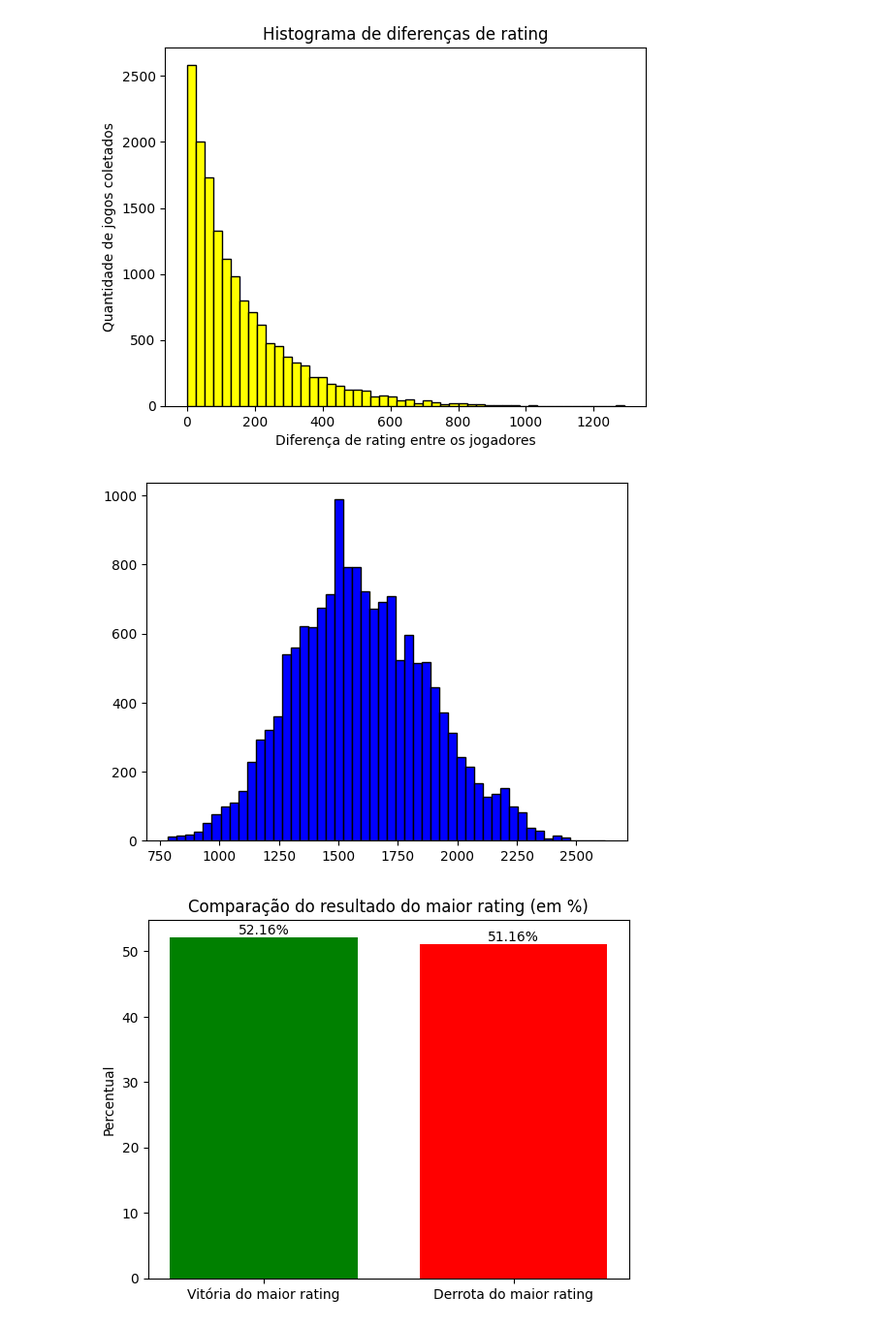
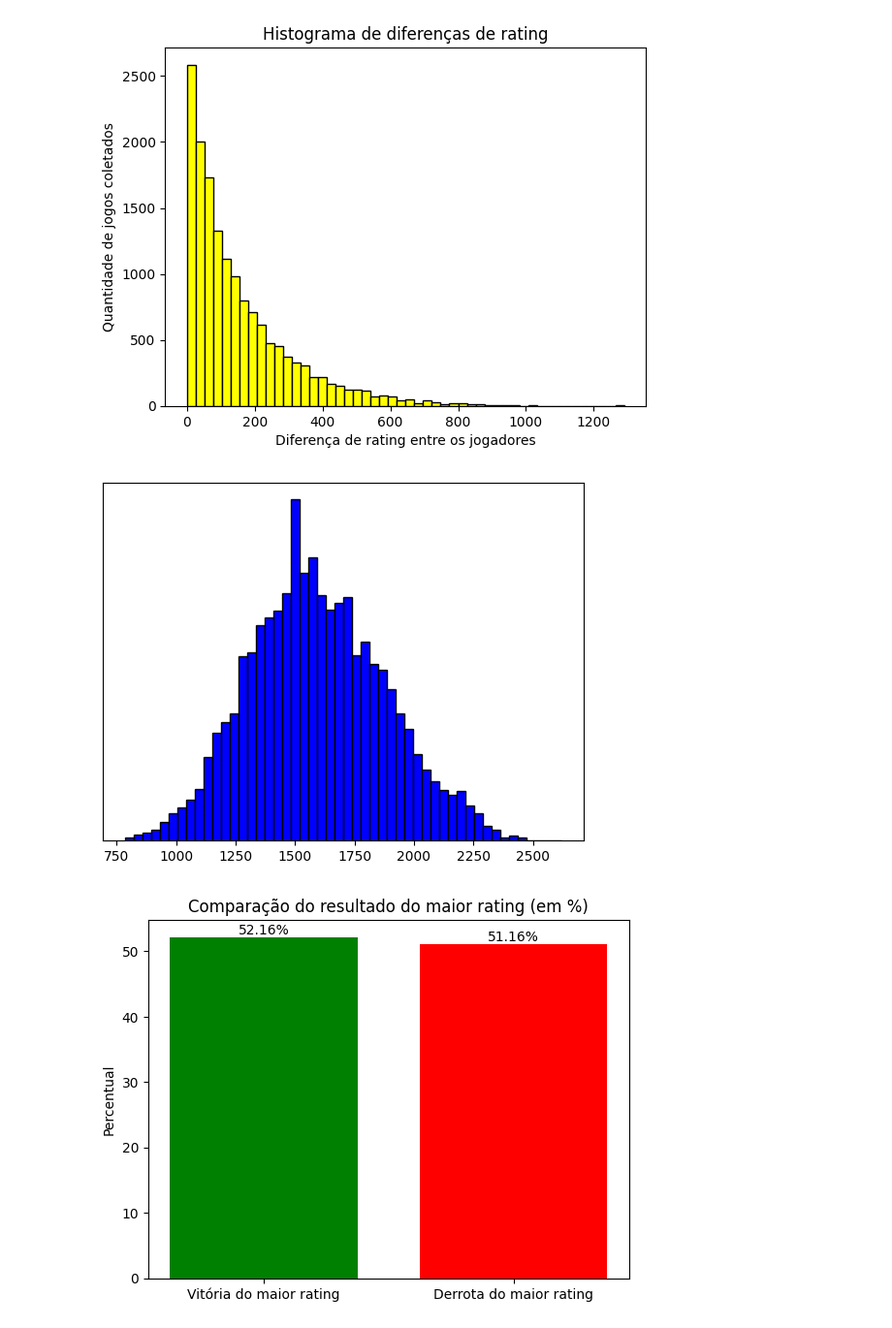
Before and after one commit to wevertonrs/chessrating, a Jupyter notebook: projeto_final.ipynb, the cells around one changed output. Shown at 97% size. Saved outputs shown, nothing was run; the diff lists cells and outputs as text; code cells hidden in the pictures.

```diff
--- a/projeto_final.ipynb
+++ b/projeto_final.ipynb
@@ -125,7 +127,8 @@ ndf = ndf.with_columns(
 # major_rating_has_won
 
 ndf = ndf.with_columns(
-    pl.when((ndf['winner'] == 'white') & (ndf['winner_rating_value'] == ndf['white_rating']))
+    pl.when((ndf['winner'] == 'white') &
+            (ndf['winner_rating_value'] == ndf['white_rating']))
     .then(True)
     .otherwise(False)
     .alias('major_rating_has_won')
@@ -162,14 +166,17 @@ plt.show()
 # %% [output]
 [figure]
 # %%
-# Grafico da distribuição média dos Rating
-# Plotando as frequências das colunas 'white_rating' e 'black_rating'
+# Distribuição média dos Rating
 
-plt.hist(ndf['white_rating'], bins=50, color='blue', edgecolor='black')
+plt.hist(pl.concat([ndf['white_rating'], ndf['black_rating']]),
+         bins=50,
+         color='blue',
+         edgecolor='black')
 
+plt.gca().yaxis.set_visible(False)
 plt.show()
 # %% [output]
-[figure, old version]
+[figure, new version]
 # %%
 # Total registers
 total_registers = ndf.height
```
Also changed, not shown: parts of 7 cells of this notebook.
